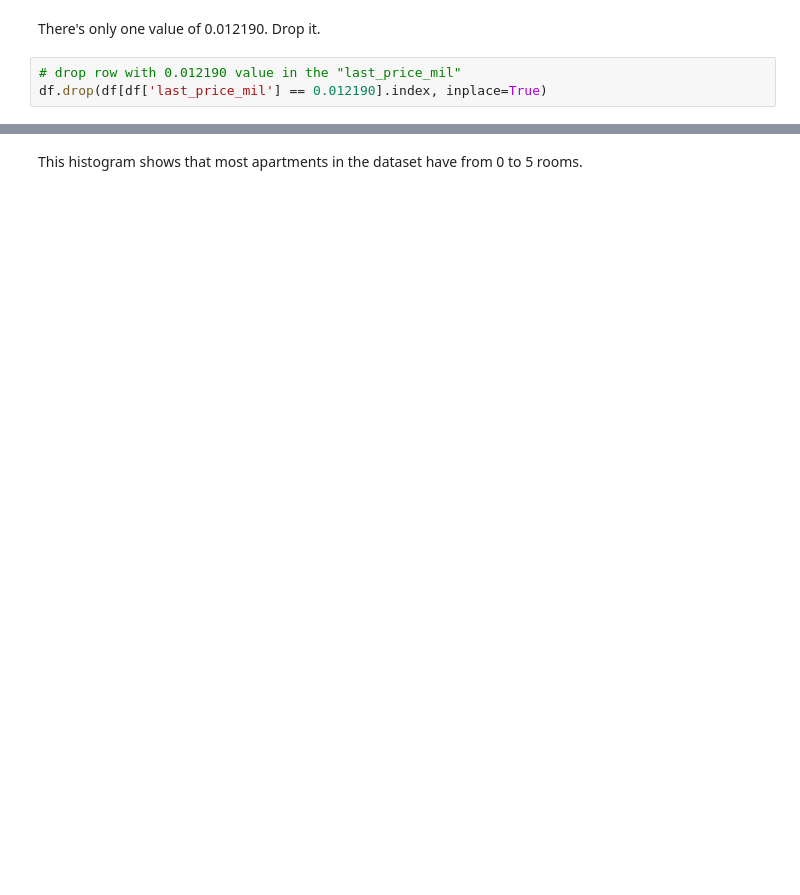
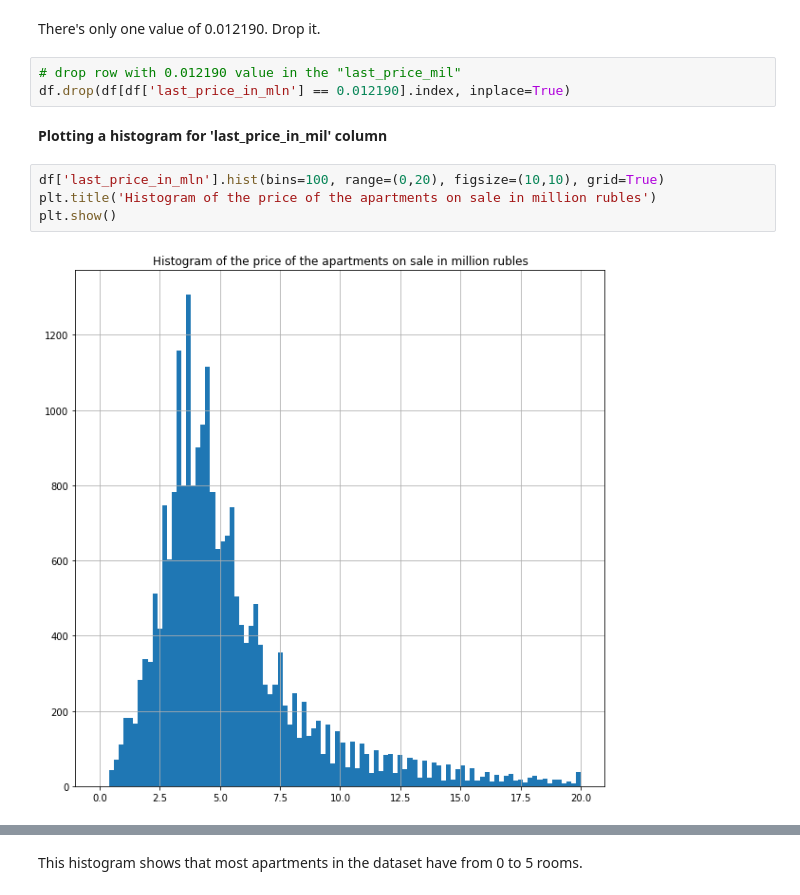
Before and after one commit to VeronicaCodes/sales_advert_in_housing_market_research, a Jupyter notebook: sales_advert_in_housing_market_research.ipynb, the cells around one changed output, grey strips where cells are left out. Cells and saved outputs as stored; diff of their text form; blank space fills up the shorter version.

```diff
--- a/sales_advert_in_housing_market_research.ipynb
+++ b/sales_advert_in_housing_market_research.ipynb
@@ -551,4 +563,12 @@ UndefinedVariableError: name 'last_price_mil' is not defined
 There's only one value of 0.012190. Drop it.
 # %%
 # drop row with 0.012190 value in the "last_price_mil"
-df.drop(df[df['last_price_mil'] == 0.012190].index, inplace=True)
+df.drop(df[df['last_price_in_mln'] == 0.012190].index, inplace=True)
+# %% [markdown]
+**Plotting a histogram for 'last_price_in_mil' column**
+# %%
+df['last_price_in_mln'].hist(bins=100, range=(0,20), figsize=(10,10), grid=True)
+plt.title('Histogram of the price of the apartments on sale in million rubles')
+plt.show()
+# %% [output]
+[figure, added]
```
Also changed, not shown: parts of 44 cells of this notebook.
